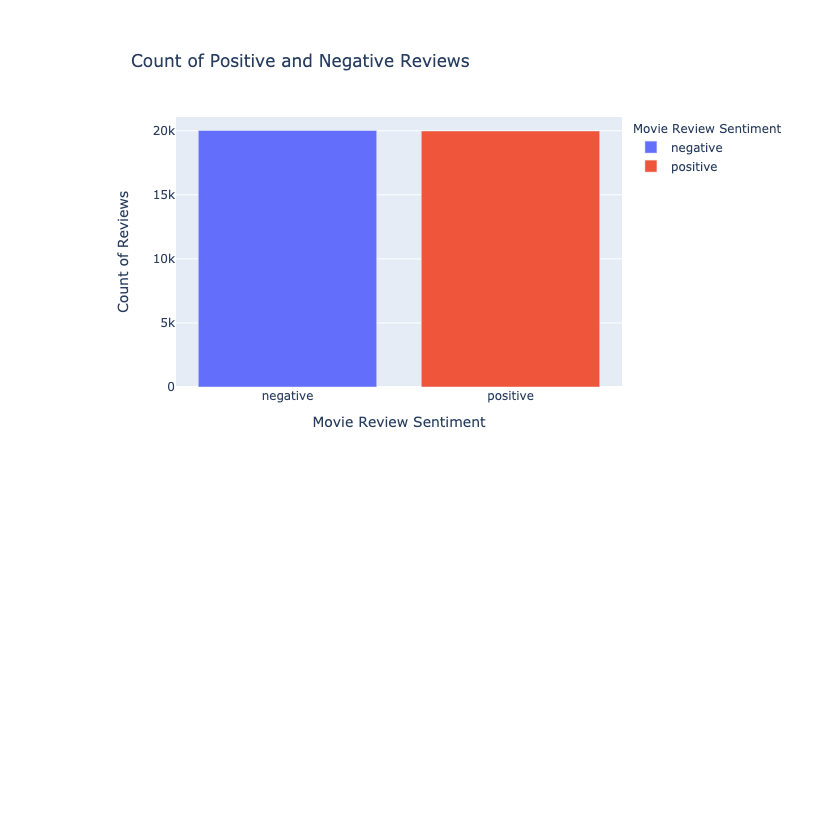
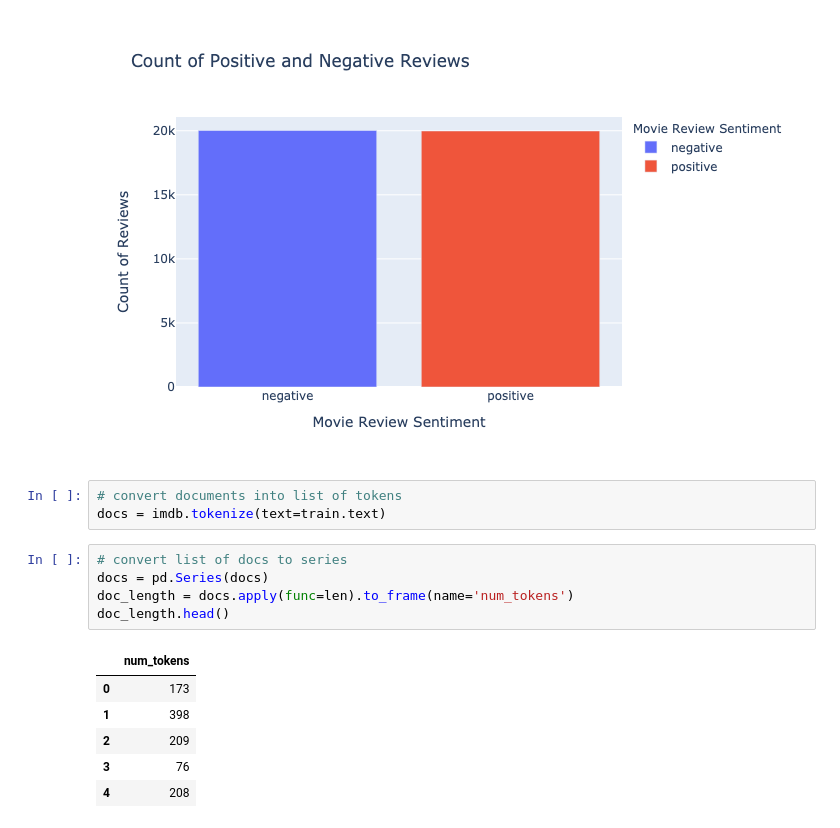
Before and after one commit to aromatic-toast/IMDB_Sentiment_Analysis, a Jupyter notebook: eda.ipynb, the cells around one changed output. Drawn from its saved outputs; the diff is of its cells as text; blank space fills up the shorter version.

```diff
--- a/eda.ipynb
+++ b/eda.ipynb
@@ -82,3 +89,18 @@ plot1 = px.bar(df,
 plot1.show('png')
 # %% [output]
 [figure]
+# %%
+# convert documents into list of tokens
+docs = imdb.tokenize(text=train.text)
+# %%
+# convert list of docs to series
+docs = pd.Series(docs)
+doc_length = docs.apply(func=len).to_frame(name='num_tokens')
+doc_length.head()
+# %% [output]
+|  | num_tokens |
+| 0 | 173 |
+| 1 | 398 |
+| 2 | 209 |
+| 3 | 76 |
+| 4 | 208 |
```
Also changed, not shown: parts of 13 cells of this notebook.
